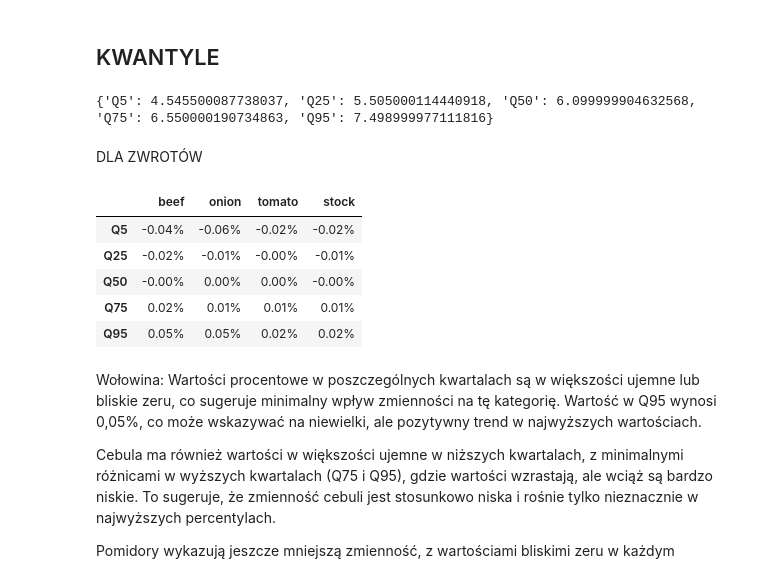
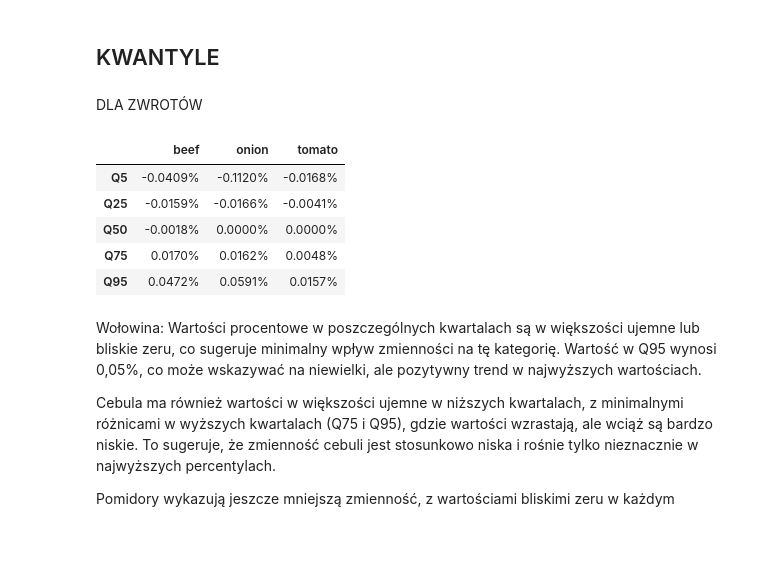
Before and after one commit to werpyr1003/Zarz-dzanie_ryzykiem_McDonald_Corporation, a Jupyter notebook: Projekt_2/Kody.ipynb, the cells around one changed output. Cells and saved outputs as stored; diff of their text form; code cells hidden in the pictures; blank space fills up the shorter version.

```diff
--- a/Projekt_2/Kody.ipynb
+++ b/Projekt_2/Kody.ipynb
@@ -523,7 +473,3 @@ def calculate_quantiles(prices, quantiles=[0.05, 0.25, 0.5, 0.75, 0.95]):
-# %%
-print(calculate_quantiles(beef_data))
-# %% [output]
-{'Q5': 4.545500087738037, 'Q25': 5.505000114440918, 'Q50': 6.099999904632568, 'Q75': 6.550000190734863, 'Q95': 7.498999977111816}
 # %% [markdown]
 DLA ZWROTÓW
 # %%
@@ -533,30 +479,30 @@ def calculate_quantiles_from_logrets(log_returns, quantiles=[0.05, 0.25, 0.5, 0.
 # %%
 logret_data = {
     'beef': logret_beef_data.squeeze(),
     'onion': logret_onion_data.squeeze(),
     'tomato': logret_tomato_data.squeeze(),
-    'stock': logret_stock_data.squeeze()
+    #'stock': logret_stock_data.squeeze()
 }
 
 quantile_results = pd.DataFrame()
 
 for name, series in logret_data.items():
     q_values = calculate_quantiles_from_logrets(series)
     q_df = pd.DataFrame.from_dict(q_values, orient='index', columns=[name])
 
     if quantile_results.empty:
         quantile_results = q_df
     else:
         quantile_results = pd.concat([quantile_results, q_df], axis=1)
 
-display(quantile_results.style.format("{:.2f}%"))
+display(quantile_results.style.format("{:.4f}%"))
 # %% [output]
-|  | beef | onion | tomato | stock |
-| Q5 | -0.04% | -0.06% | -0.02% | -0.02% |
-| Q25 | -0.02% | -0.01% | -0.00% | -0.01% |
-| Q50 | -0.00% | 0.00% | 0.00% | -0.00% |
-| Q75 | 0.02% | 0.01% | 0.01% | 0.01% |
-| Q95 | 0.05% | 0.05% | 0.02% | 0.02% |
+|  | beef | onion | tomato |
+| Q5 | -0.0409% | -0.1120% | -0.0168% |
+| Q25 | -0.0159% | -0.0166% | -0.0041% |
+| Q50 | -0.0018% | 0.0000% | 0.0000% |
+| Q75 | 0.0170% | 0.0162% | 0.0048% |
+| Q95 | 0.0472% | 0.0591% | 0.0157% |
 # %% [markdown]
 Wołowina: Wartości procentowe w poszczególnych kwartalach są w większości ujemne lub bliskie zeru, co sugeruje minimalny wpływ zmienności na tę kategorię. Wartość w Q95 wynosi 0,05%, co może wskazywać na niewielki, ale pozytywny trend w najwyższych wartościach.
 
```
Also changed, not shown: parts of 16 cells of this notebook.
